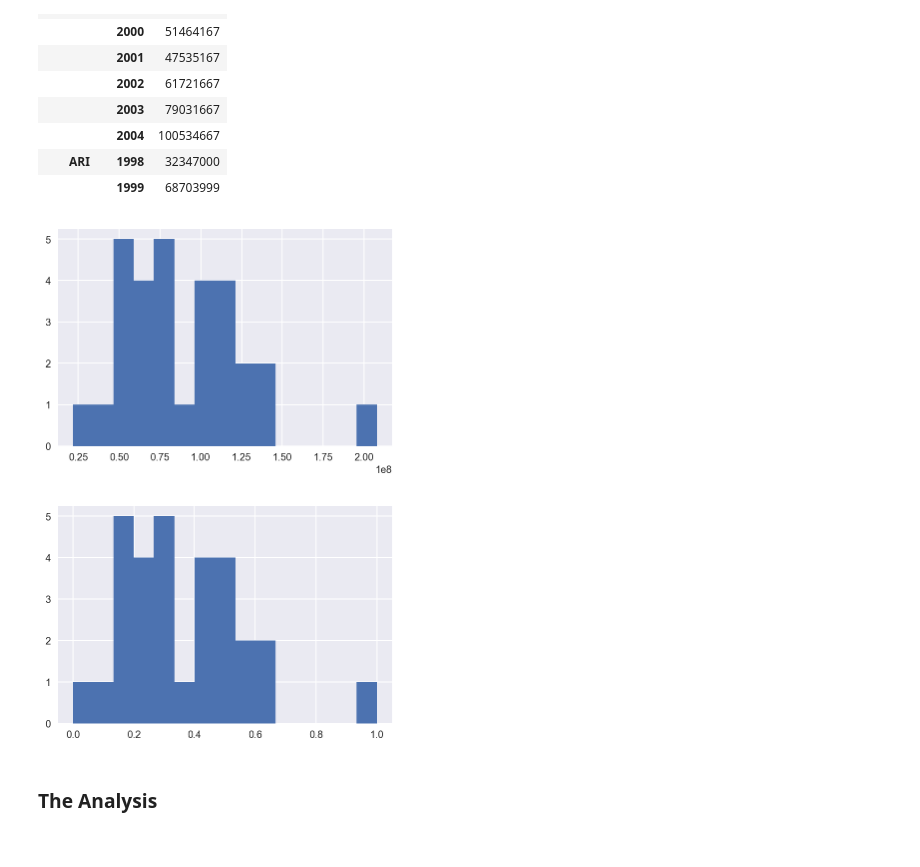
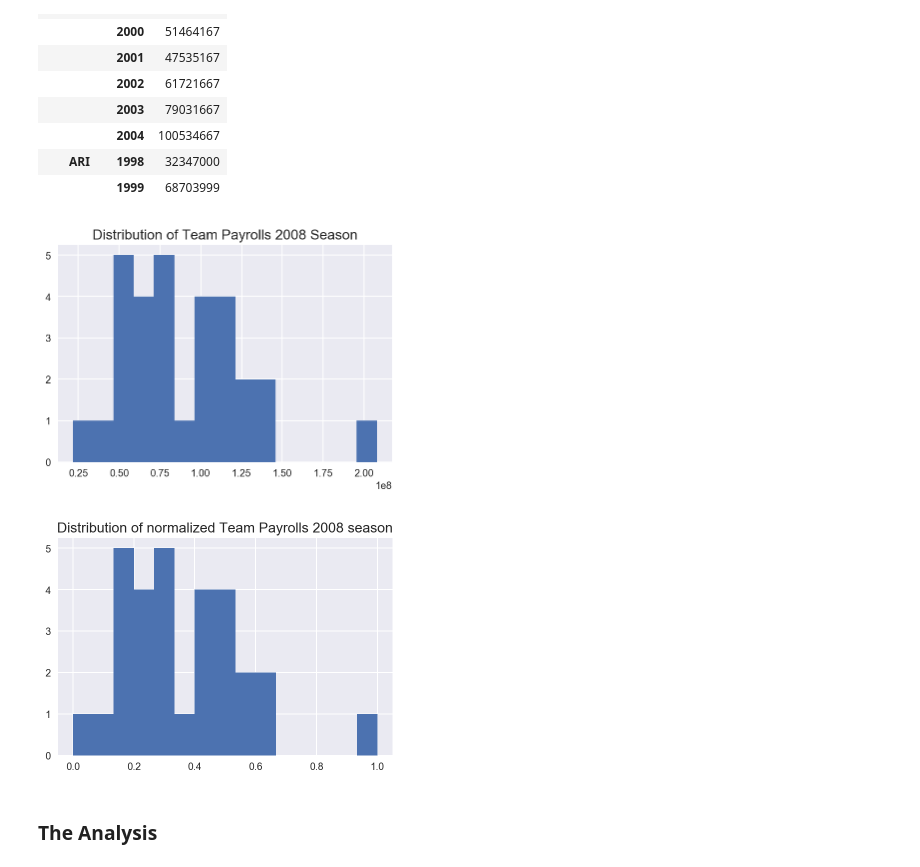
Before and after one commit to mattjaenicke/Data_Analyst_ND_Project2, a Jupyter notebook: Data_Analyst_ND_Project2.ipynb, the cells around one changed output. Saved outputs shown, nothing was run; the diff lists cells and outputs as text; code cells hidden in the pictures.

Commit message:
Added plot titles and axis labels

```diff
--- a/Data_Analyst_ND_Project2.ipynb
+++ b/Data_Analyst_ND_Project2.ipynb
@@ -289,12 +289,14 @@ for name, group in grouped:
 # %%
 #Make sure this worked. Test on 2008 data
 plt.hist(master_df[master_df['yearID'] == 2008]['payroll'], bins=15)
+plt.title("Distribution of Team Payrolls 2008 Season", fontsize= 14)
 plt.show()
 plt.hist(master_df[master_df['yearID'] == 2008]['norm_payroll'], bins=15)
+plt.title("Distribution of normalized Team Payrolls 2008 season", fontsize= 14)
 plt.show()
 # %% [output]
-[figure, old version]
+[figure, new version]
-[figure, old version]
+[figure, new version]
 # %%
 #Neat. :)
 # %% [markdown]
```
Also changed, not shown: parts of 6 cells of this notebook.
